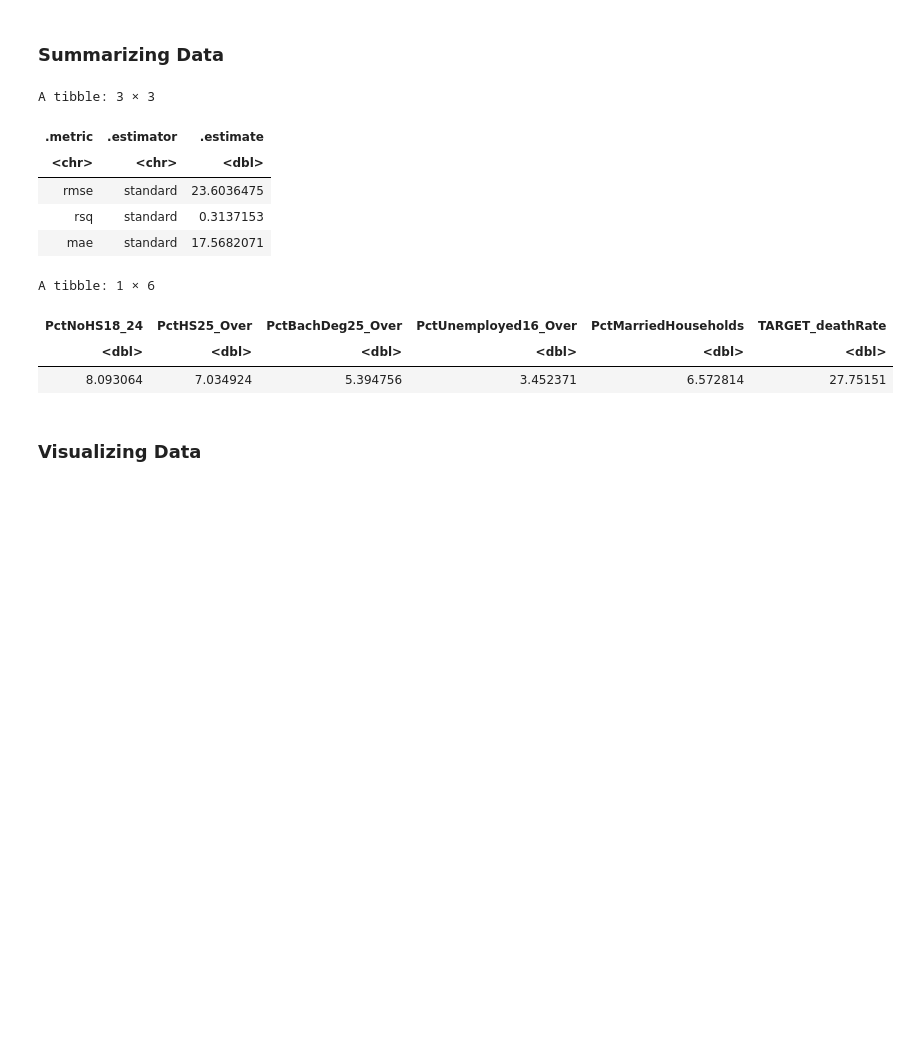
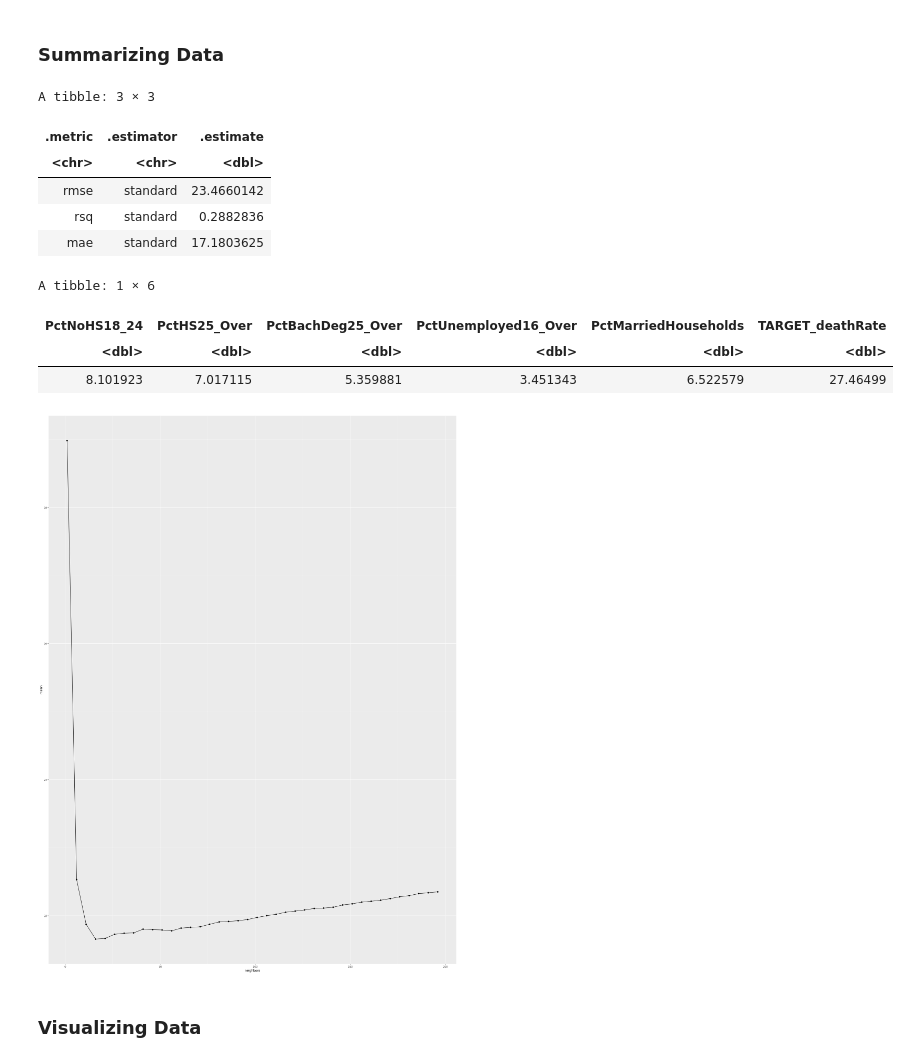
Before and after one commit to caswellbrett/CancerMortalityPrediction, a Jupyter notebook: Report.ipynb, the cells around one changed output. Cells and saved outputs as stored; diff of their text form; code cells hidden in the pictures; blank space fills up the shorter version.

```diff
--- a/Report.ipynb
+++ b/Report.ipynb
@@ -152,7 +163,7 @@ lm_spec <- linear_reg() |>
   set_engine("lm") |>
   set_mode("regression")
 
-lm_recipe <- recipe(TARGET_deathRate ~ PctNoHS18_24 + PctHS25_Over + PctBachDeg25_Over + PctUnemployed16_Over + PctMarriedHouseholds,
+lm_recipe <- recipe(TARGET_deathRate ~ BirthRate + PctOtherRace + PctMarriedHouseholds + PctUnemployed16_Over + PctBachDeg25_Over,
                    data = cancer_training)
 
 lm_fit <- workflow() |>
@@ -175,13 +186,45 @@ summary_stats
 A tibble: 3 × 3
 | .metric | .estimator | .estimate |
 | <chr> | <chr> | <dbl> |
-| rmse | standard | 23.6036475 |
-| rsq | standard | 0.3137153 |
-| mae | standard | 17.5682071 |
+| rmse | standard | 23.4660142 |
+| rsq | standard | 0.2882836 |
+| mae | standard | 17.1803625 |
 A tibble: 1 × 6
 | PctNoHS18_24 | PctHS25_Over | PctBachDeg25_Over | PctUnemployed16_Over | PctMarriedHouseholds | TARGET_deathRate |
 | <dbl> | <dbl> | <dbl> | <dbl> | <dbl> | <dbl> |
-| 8.093064 | 7.034924 | 5.394756 | 3.452371 | 6.572814 | 27.75151 |
+| 8.101923 | 7.017115 | 5.359881 | 3.451343 | 6.522579 | 27.46499 |
+# %%
+cancer_recipe <- recipe(TARGET_deathRate ~ BirthRate + PctOtherRace + PctMarriedHouseholds
+                        + PctUnemployed16_Over + PctBachDeg25_Over,
+                        data = cancer_training) |>
+                        step_scale(all_predictors()) |>
+                        step_center(all_predictors())
+
+# create a model specification
+knn_spec <- nearest_neighbor(weight_func = "rectangular", neighbors = tune()) |>
+     set_engine("kknn") |>
+     set_mode("regression")
+
+# create a 5-fold cross-validation object
+cancer_vfold <- vfold_cv(cancer_training, v = 5, strata = TARGET_deathRate)
+
+gridvals <- tibble(neighbors = seq(from = 1, to = 200, by = 5))
+
+acc <- workflow() |>
+    add_recipe(cancer_recipe) |>
+    add_model(knn_spec) |>
+    tune_grid(resamples = cancer_vfold, grid = gridvals) |>
+    collect_metrics() |>
+    filter(.metric == "rmse")
+
+min_mean <- acc |>
+    filter(mean == min(mean))
+
+ggplot(acc, aes(x = neighbors, y = mean)) +
+    geom_point() +
+    geom_line()
+# %% [output]
+[figure, added]
 # %% [markdown]
 ### Visualizing Data
 # %%
```
Also changed, not shown: parts of 9 cells of this notebook.
